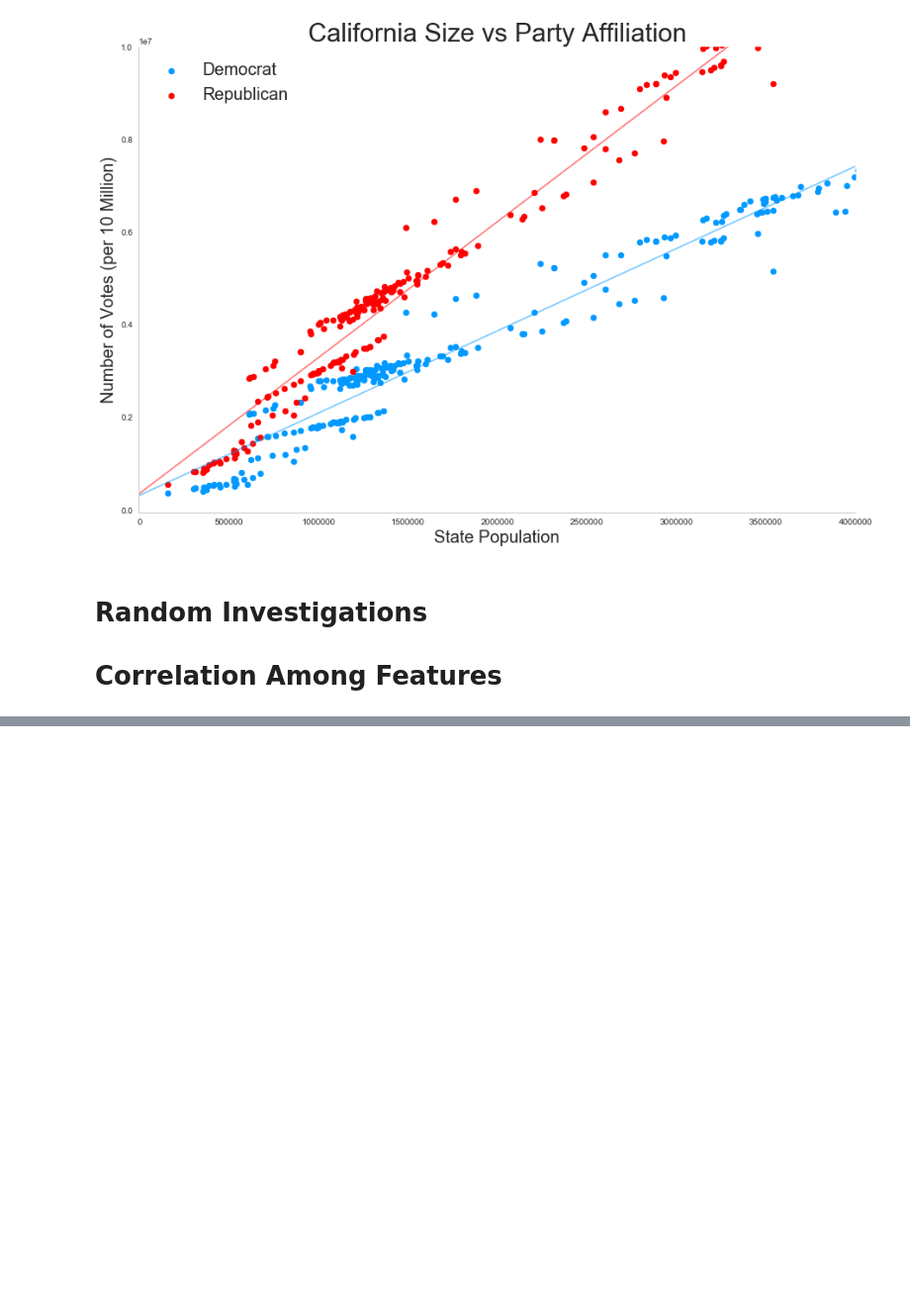
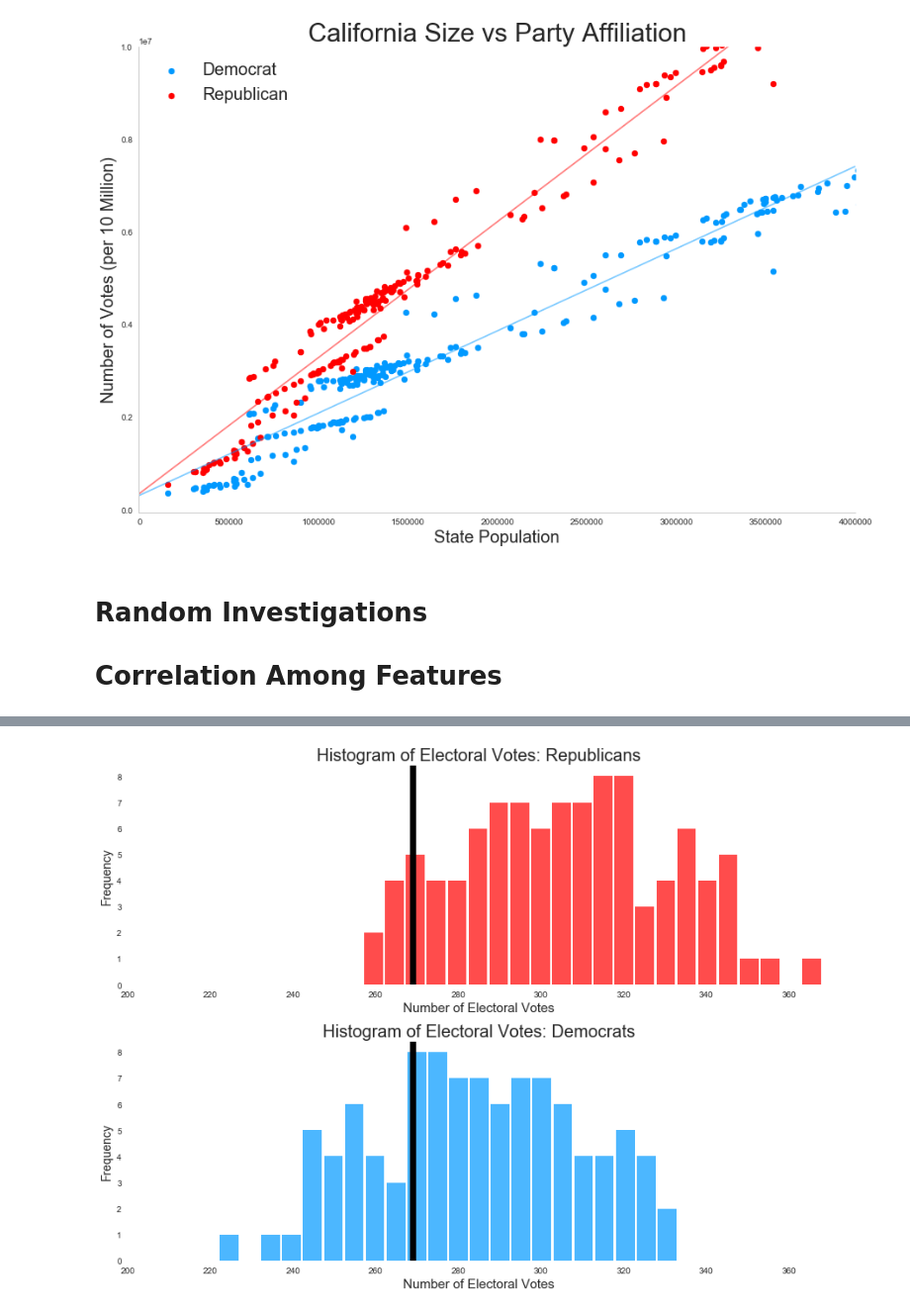
Before and after one commit to jwilber/Randomized_Election, a Jupyter notebook: code/Analysis.ipynb, the cells around one changed output, grey strips where cells are left out. Shown at 99% size. Drawn from its saved outputs; the diff is of its cells as text; code cells hidden in the pictures; blank space fills up the shorter version.

```diff
--- a/code/Analysis.ipynb
+++ b/code/Analysis.ipynb
@@ -589,0 +697,41 @@ plt.colorbar();
+# %%
+data_487 = store_data_487()
+# %%
+def histograms_of_electoral_votes(rep_electoral, dem_electoral):
+    hfont = {'fontname':'sans-serif'}
+    fig = plt.figure(figsize=(12,9))
+    ax1 = fig.add_subplot(2,1,1)
+    ax1.hist(rep_electoral,22, alpha=0.7, label='Republican',rwidth=.9, color='red')
+    ax1.axvline(x=269, c='k', linewidth=7)
+    ax1.set_title("Histogram of Electoral Votes: Republicans", fontsize=20, **hfont)
+    ax1.grid(False)
+    ax1.set_xlabel('Number of Electoral Votes', fontsize=15)
+    ax1.set_ylabel('Frequency', fontsize=14)
+    ax1.spines['top'].set_visible(False)
+    ax1.spines['right'].set_visible(False)
+    ax1.set_xlim(200,370)
+    ax1.set_facecolor('white')
+
+
+    ax2 = fig.add_subplot(2,1,2)
+    ax2.hist(dem_electoral, 22, alpha=0.7, label='Democrat',rwidth=.9, color='#0099ff')
+    ax2.axvline(x=269, c='k', linewidth=7)
+    ax2.set_title("Histogram of Electoral Votes: Democrats", fontsize=20, **hfont)
+    ax2.grid(False)
+    ax2.set_xlabel('Number of Electoral Votes', fontsize=15)
+    ax2.set_ylabel('Frequency', fontsize=14)
+    ax2.spines['top'].set_visible(False)
+    ax2.spines['right'].set_visible(False)
+    ax2.set_xlim(200,370)
+    ax2.set_facecolor('white')
+
+    plt.tight_layout()
+    plt.show()
+# %%
+newdata487 = pd.DataFrame(data_487)
+newdata487['rep_electoral'] = newdata487['electoral_votes'].apply(lambda x: x[0])
+newdata487['dem_electoral'] = newdata487['electoral_votes'].apply(lambda x: x[1])
+# %%
+histograms_of_electoral_votes(newdata487['rep_electoral'],newdata487['dem_electoral'])
+# %% [output]
+[figure, added]
```
Also changed, not shown: parts of 40 cells of this notebook, 2 other files.
